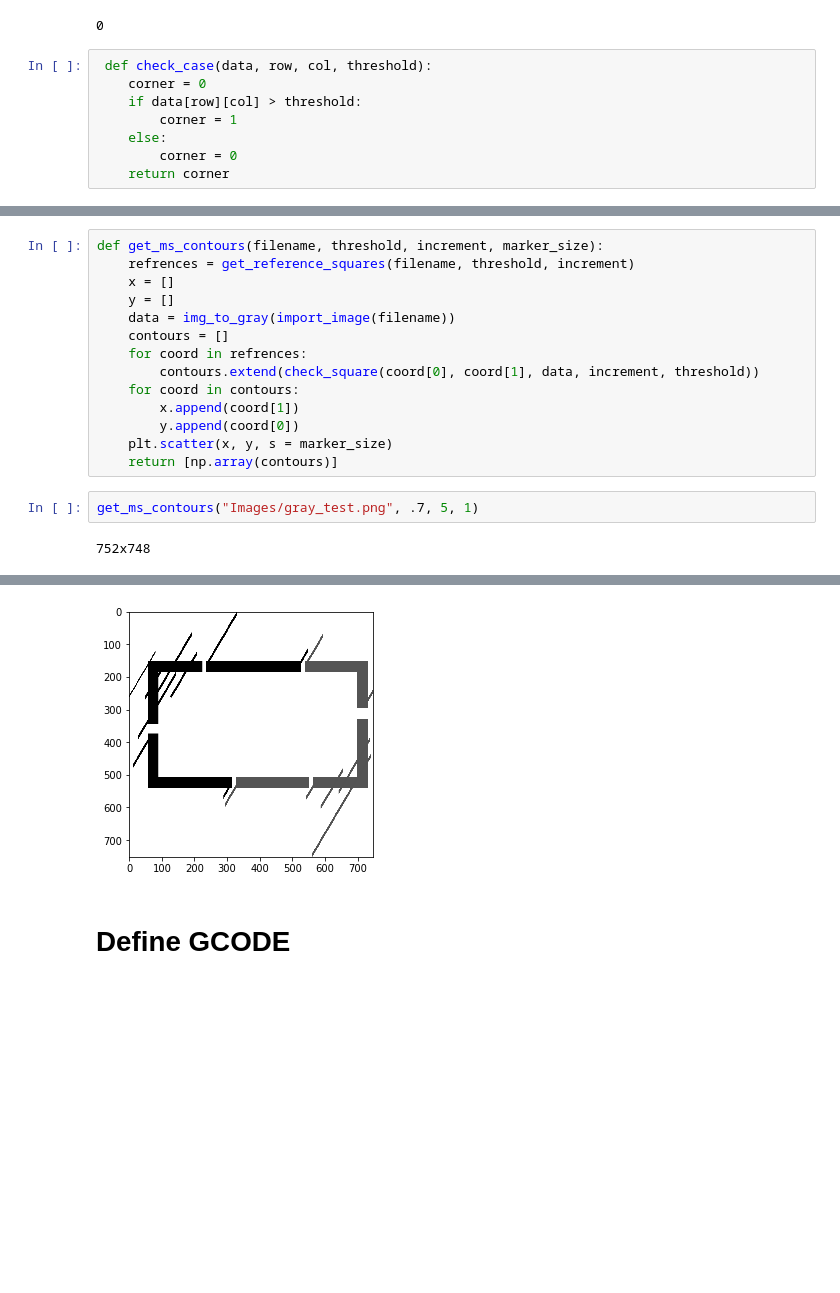
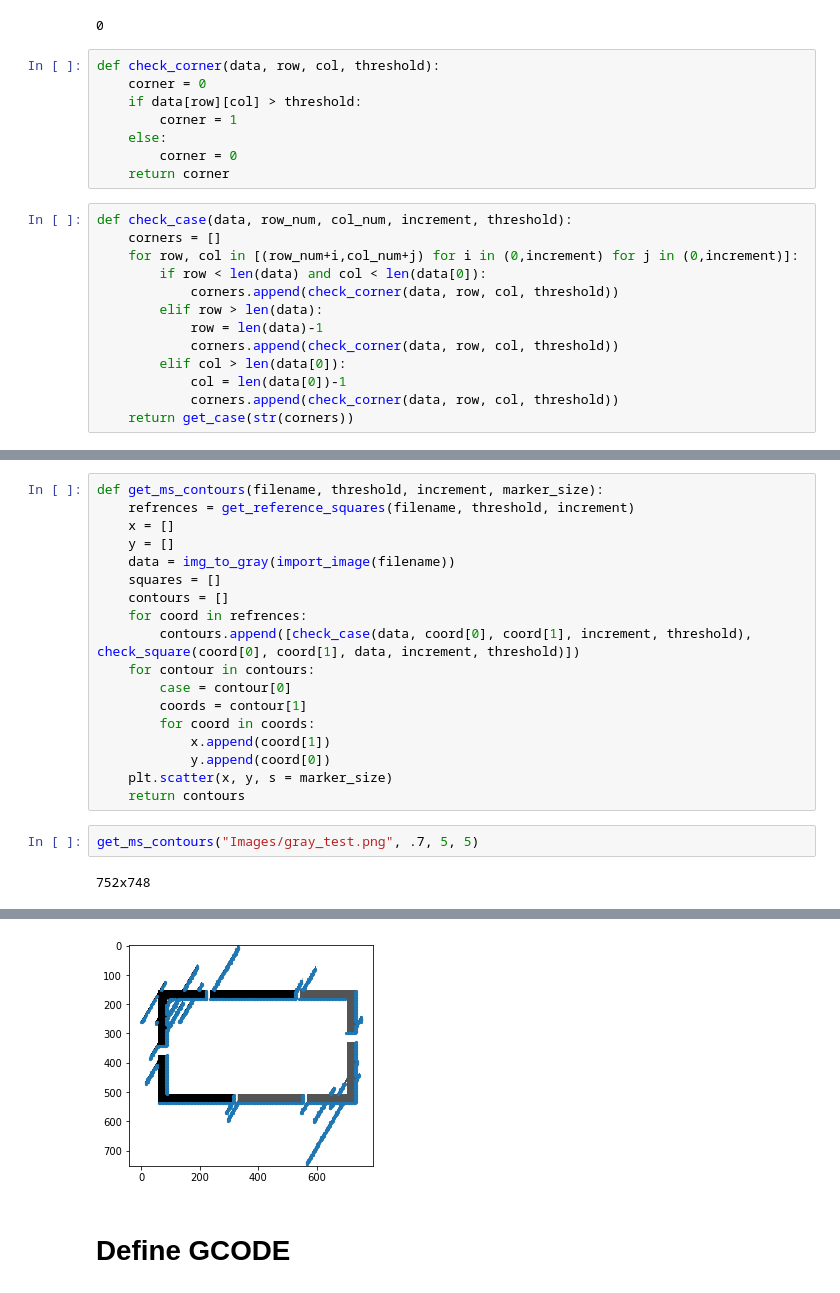
Before and after one commit to Arran4567/Pen_plotter, a Jupyter notebook: Project/PNG_to_GCODE.ipynb, the cells around one changed output, grey strips where cells are left out. Cells and saved outputs as stored; diff of their text form; blank space fills up the shorter version.

```diff
--- a/Project/PNG_to_GCODE.ipynb
+++ b/Project/PNG_to_GCODE.ipynb
@@ -303,13 +304,26 @@ get_case(str([0,0,0,0]))
 # %% [output]
 0
 # %%
- def check_case(data, row, col, threshold):
+def check_corner(data, row, col, threshold):
     corner = 0
     if data[row][col] > threshold:
         corner = 1
     else:
         corner = 0
     return corner
+# %%
+def check_case(data, row_num, col_num, increment, threshold):
+    corners = []
+    for row, col in [(row_num+i,col_num+j) for i in (0,increment) for j in (0,increment)]:
+        if row < len(data) and col < len(data[0]):
+            corners.append(check_corner(data, row, col, threshold))
+        elif row > len(data):
+            row = len(data)-1
+            corners.append(check_corner(data, row, col, threshold))
+        elif col > len(data[0]):
+            col = len(data[0])-1
+            corners.append(check_corner(data, row, col, threshold))
+    return get_case(str(corners))
 # %%
 def check_square(row_num, col_num, data, increment, threshold):
     corners = []
@@ -365,16 +380,20 @@ def get_ms_contours(filename, threshold, increment, marker_size):
     x = []
     y = []
     data = img_to_gray(import_image(filename))
+    squares = []
     contours = []
     for coord in refrences:
-        contours.extend(check_square(coord[0], coord[1], data, increment, threshold))
-    for coord in contours:
-        x.append(coord[1])
-        y.append(coord[0])
+        contours.append([check_case(data, coord[0], coord[1], increment, threshold), check_square(coord[0], coord[1], data, increment, threshold)])
+    for contour in contours:
+        case = contour[0]
+        coords = contour[1]
+        for coord in coords:
+            x.append(coord[1])
+            y.append(coord[0])
     plt.scatter(x, y, s = marker_size)
-    return [np.array(contours)]
+    return contours
 # %%
-get_ms_contours("Images/gray_test.png", .7, 5, 1)
+get_ms_contours("Images/gray_test.png", .7, 5, 5)
 # %% [output]
 752x748
 [figure]
@@ -383,4 +434,4 @@ TypeError: 'NoneType' object is not iterable
-[figure, old version]
+[figure, new version]
 # %% [markdown]
 # Define GCODE
 # %%
```
Also changed, not shown: parts of 6 cells of this notebook, 22 other files.
